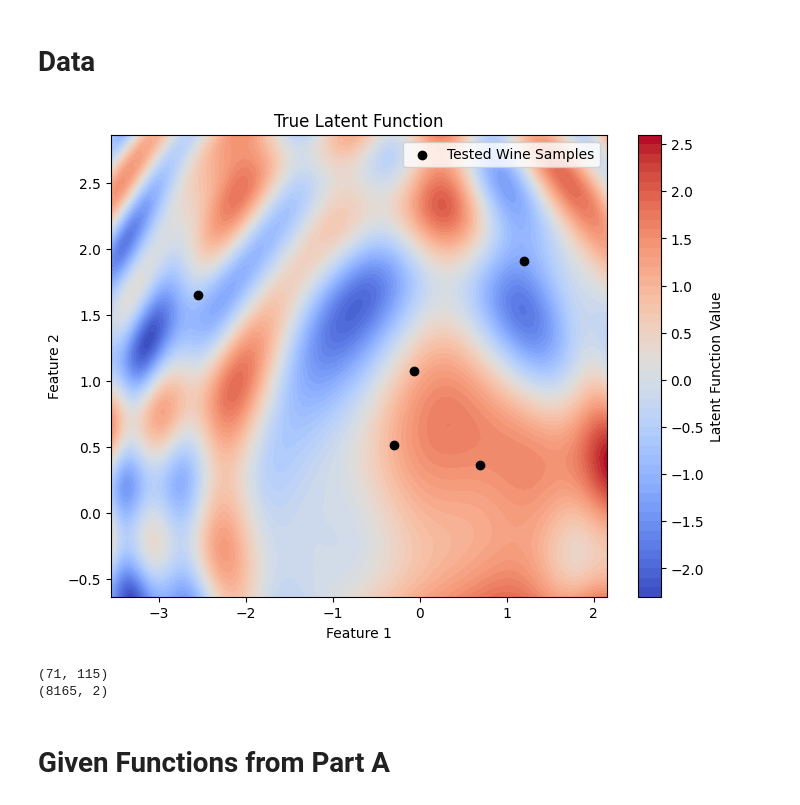
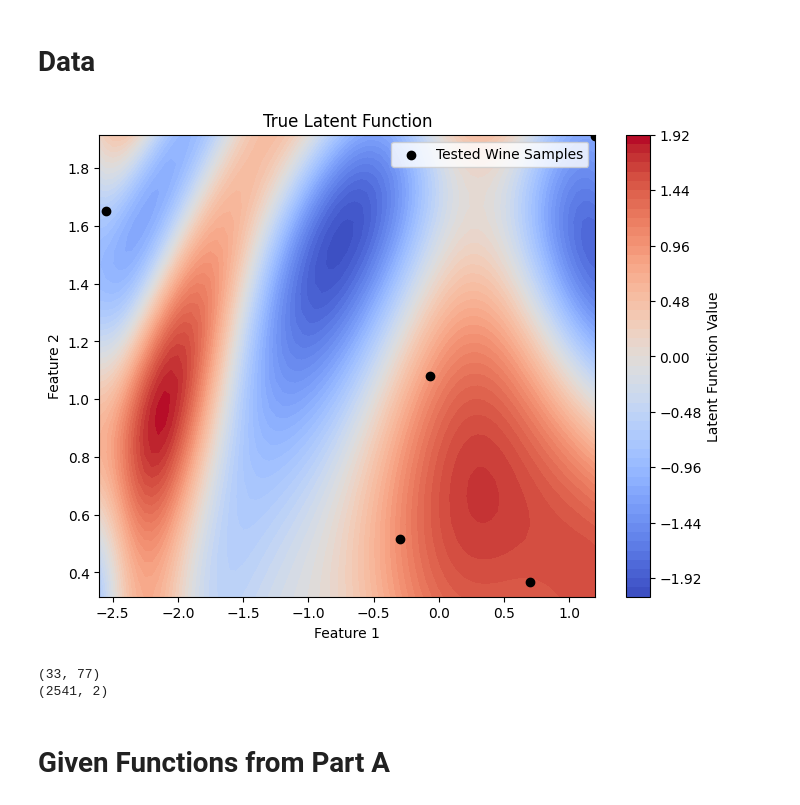
Before and after one commit to Epetch/Bayesian-ML-CW-2, a Jupyter notebook: cw2_partB.ipynb, the cells around one changed output. Cells and saved outputs as stored; diff of their text form; code cells hidden in the pictures.

Commit message:
std plot

```diff
--- a/cw2_partB.ipynb
+++ b/cw2_partB.ipynb
@@ -85,10 +85,10 @@ def sample_preferences(
 
 
 def make_grid(var1, var2, h=0.05):
-    x1_min = jnp.minimum(var1[:, 0].min(), var2[:, 0].min()) - 1
-    x1_max = jnp.maximum(var1[:, 0].max(), var2[:, 0].max()) + 1
-    y_min = jnp.minimum(var1[:, 1].min(), var2[:, 1].min()) - 1
-    y_max = jnp.maximum(var1[:, 1].max(), var2[:, 1].max()) + 1
+    x1_min = jnp.minimum(var1[:, 0].min(), var2[:, 0].min()) - h
+    x1_max = jnp.maximum(var1[:, 0].max(), var2[:, 0].max()) + h
+    y_min = jnp.minimum(var1[:, 1].min(), var2[:, 1].min()) - h
+    y_max = jnp.maximum(var1[:, 1].max(), var2[:, 1].max()) + h
     xx1, xx2 = jnp.meshgrid(jnp.arange(x1_min, x1_max, h), jnp.arange(y_min, y_max, h))
     grid_inputs = jnp.c_[xx1.ravel(), xx2.ravel()]
     return xx1, xx2, grid_inputs
@@ -98,36 +98,36 @@ def make_grid(var1, var2, h=0.05):
 X_i, X_j, y_ij, X, latent_values = generate_initial_preference_data()
 xx1, xx2, grid_inputs = make_grid(X_i, X_j)
 grid_latent = latent_function(grid_inputs)
 
 # True latent function
 plt.figure(figsize=(8, 6))
 plt.contourf(xx1, xx2, grid_latent.reshape(xx1.shape), levels=50, cmap="coolwarm")
 plt.colorbar(label="Latent Function Value")
 
 
 # Sampled data
 X_samples = jnp.concatenate((X_i, X_j), axis=0)
 X_unique = jnp.unique(X_samples, axis=0)
 plt.scatter(
     X_unique[:, 0],
     X_unique[:, 1],
     c="black",
     label="Tested Wine Samples",
 )
 
 # Plot
 plt.title("True Latent Function")
 plt.xlabel("Feature 1")
 plt.ylabel("Feature 2")
 plt.legend()
 plt.show()
 
 print(xx1.shape)
 print(grid_inputs.shape)
 # %% [output]
-[figure, old version]
+[figure, new version]
-(71, 115)
-(8165, 2)
+(33, 77)
+(2541, 2)
 # %% [markdown]
 # Given Functions from Part A
 # %%
```
Also changed, not shown: parts of 4 cells of this notebook.
